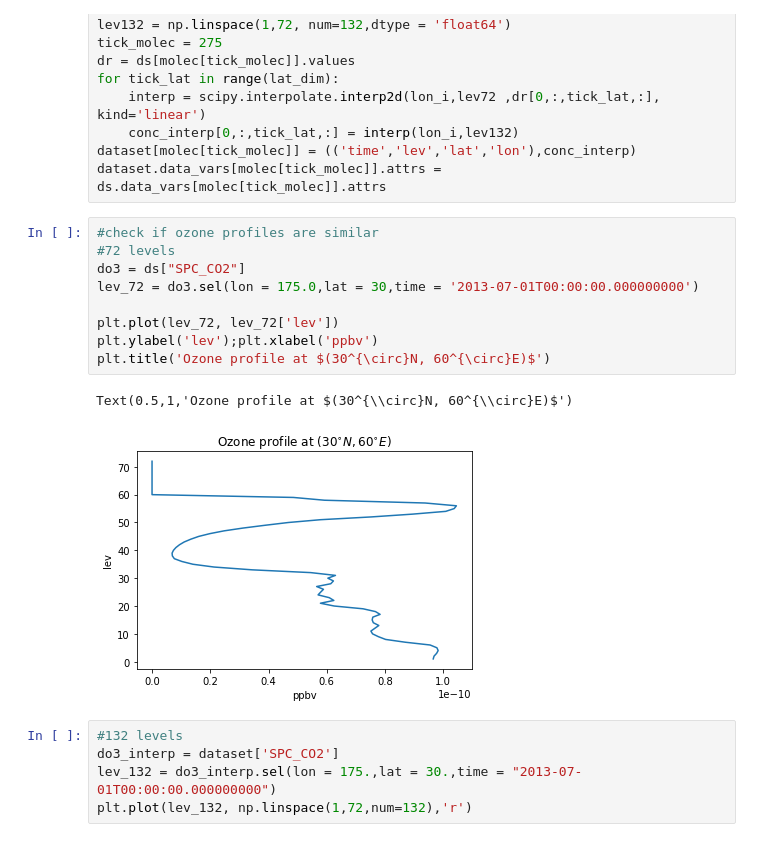
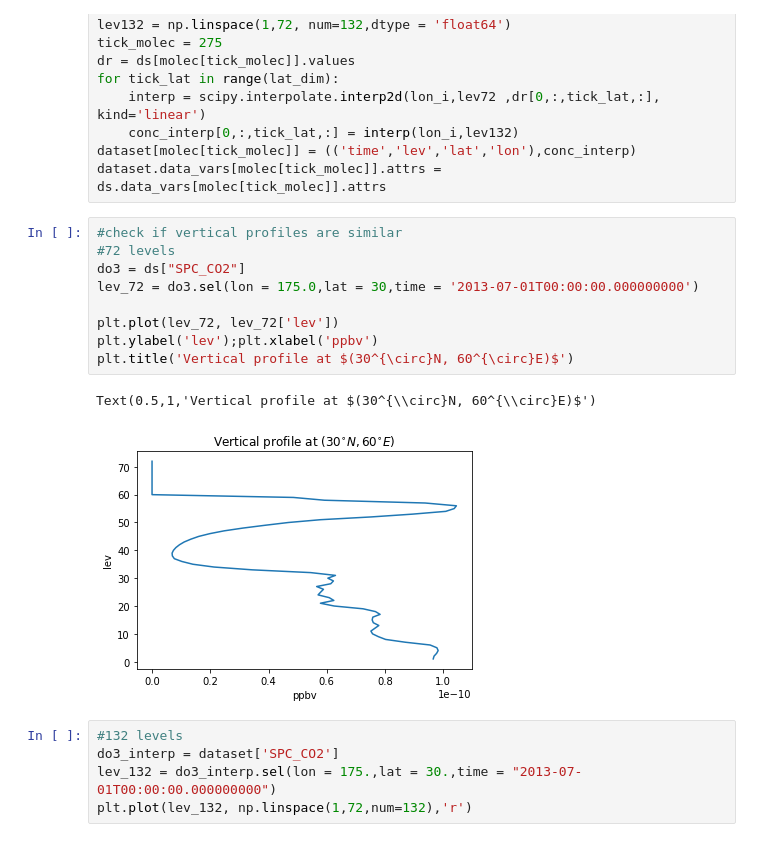
Before and after one commit to ayshaw/python_scripts, a Jupyter notebook: 132_lvl_rst.ipynb, the cells around one changed output. Saved outputs shown, nothing was run; the diff lists cells and outputs as text.

```diff
--- a/132_lvl_rst.ipynb
+++ b/132_lvl_rst.ipynb
@@ -81,17 +81,17 @@ for tick_lat in range(lat_dim):
 dataset[molec[tick_molec]] = (('time','lev','lat','lon'),conc_interp)
 dataset.data_vars[molec[tick_molec]].attrs = ds.data_vars[molec[tick_molec]].attrs
 # %%
-#check if ozone profiles are similar
+#check if vertical profiles are similar
 #72 levels
 do3 = ds["SPC_CO2"]
 lev_72 = do3.sel(lon = 175.0,lat = 30,time = '2013-07-01T00:00:00.000000000')
 
 plt.plot(lev_72, lev_72['lev'])
 plt.ylabel('lev');plt.xlabel('ppbv')
-plt.title('Ozone profile at $(30^{\circ}N, 60^{\circ}E)$')
+plt.title('Vertical profile at $(30^{\circ}N, 60^{\circ}E)$')
 # %% [output]
-Text(0.5,1,'Ozone profile at $(30^{\\circ}N, 60^{\\circ}E)$')
+Text(0.5,1,'Vertical profile at $(30^{\\circ}N, 60^{\\circ}E)$')
-[figure, old version]
+[figure, new version]
 # %%
 #132 levels
 do3_interp = dataset['SPC_CO2']
```
Also changed, not shown: parts of 3 cells of this notebook.
